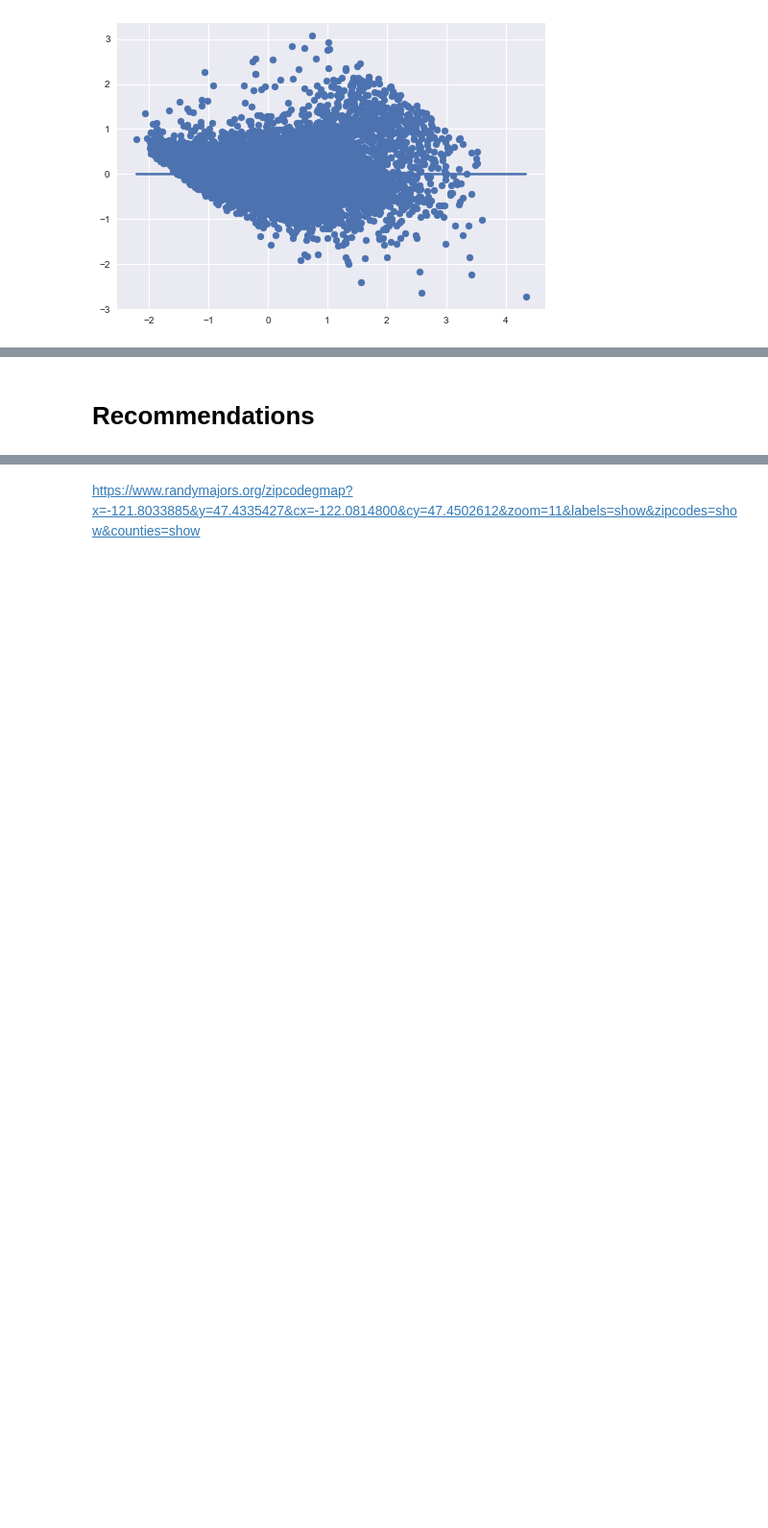
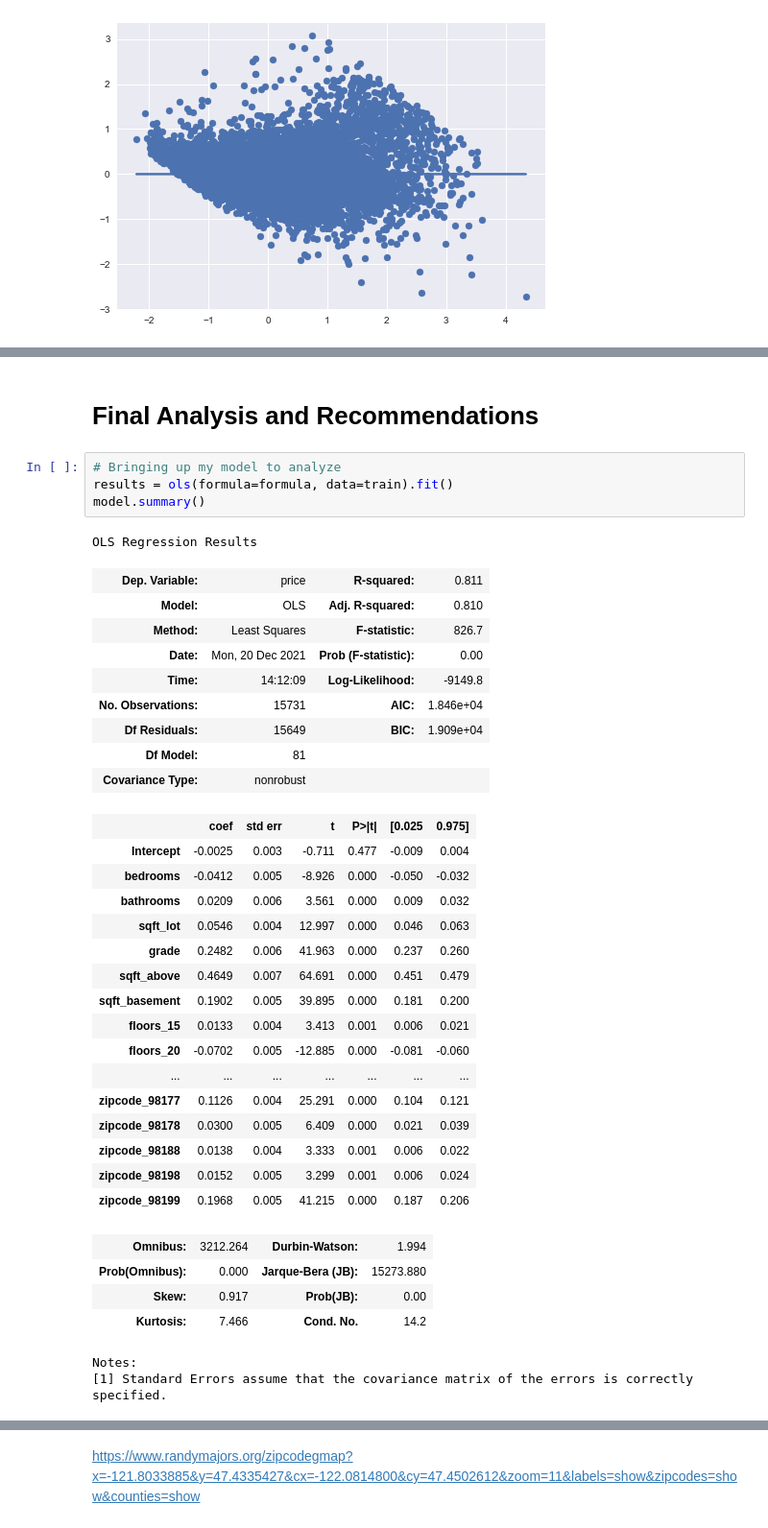
Before and after one commit to jxn628/dsc-home-price-analysis, a Jupyter notebook: student.ipynb, the cells around one changed output, grey strips where cells are left out. Shown at 96% size. Saved outputs shown, nothing was run; the diff lists cells and outputs as text; blank space fills up the shorter version.

```diff
--- a/student.ipynb
+++ b/student.ipynb
@@ -1119,2 +1085,39 @@ list(zip(x_cols, vif))
 # %% [markdown]
-# Recommendations
+# Final Analysis and Recommendations
+# %%
+# Bringing up my model to analyze
+results = ols(formula=formula, data=train).fit()
+model.summary()
+# %% [output]
+OLS Regression Results
+| Dep. Variable: | price | R-squared: | 0.811 |
+| Model: | OLS | Adj. R-squared: | 0.810 |
+| Method: | Least Squares | F-statistic: | 826.7 |
+| Date: | Mon, 20 Dec 2021 | Prob (F-statistic): | 0.00 |
+| Time: | 14:12:09 | Log-Likelihood: | -9149.8 |
+| No. Observations: | 15731 | AIC: | 1.846e+04 |
+| Df Residuals: | 15649 | BIC: | 1.909e+04 |
+| Df Model: | 81 |  |  |
+| Covariance Type: | nonrobust |  |  |
+|  | coef | std err | t | P>|t| | [0.025 | 0.975] |
+| Intercept | -0.0025 | 0.003 | -0.711 | 0.477 | -0.009 | 0.004 |
+| bedrooms | -0.0412 | 0.005 | -8.926 | 0.000 | -0.050 | -0.032 |
+| bathrooms | 0.0209 | 0.006 | 3.561 | 0.000 | 0.009 | 0.032 |
+| sqft_lot | 0.0546 | 0.004 | 12.997 | 0.000 | 0.046 | 0.063 |
+| grade | 0.2482 | 0.006 | 41.963 | 0.000 | 0.237 | 0.260 |
+| sqft_above | 0.4649 | 0.007 | 64.691 | 0.000 | 0.451 | 0.479 |
+| sqft_basement | 0.1902 | 0.005 | 39.895 | 0.000 | 0.181 | 0.200 |
+| floors_15 | 0.0133 | 0.004 | 3.413 | 0.001 | 0.006 | 0.021 |
+| floors_20 | -0.0702 | 0.005 | -12.885 | 0.000 | -0.081 | -0.060 |
+| ... | ... | ... | ... | ... | ... | ... |
+| zipcode_98177 | 0.1126 | 0.004 | 25.291 | 0.000 | 0.104 | 0.121 |
+| zipcode_98178 | 0.0300 | 0.005 | 6.409 | 0.000 | 0.021 | 0.039 |
+| zipcode_98188 | 0.0138 | 0.004 | 3.333 | 0.001 | 0.006 | 0.022 |
+| zipcode_98198 | 0.0152 | 0.005 | 3.299 | 0.001 | 0.006 | 0.024 |
+| zipcode_98199 | 0.1968 | 0.005 | 41.215 | 0.000 | 0.187 | 0.206 |
+| Omnibus: | 3212.264 | Durbin-Watson: | 1.994 |
+| Prob(Omnibus): | 0.000 | Jarque-Bera (JB): | 15273.880 |
+| Skew: | 0.917 | Prob(JB): | 0.00 |
+| Kurtosis: | 7.466 | Cond. No. | 14.2 |
+Notes:
+[1] Standard Errors assume that the covariance matrix of the errors is correctly specified.
```
Also changed, not shown: parts of 69 cells of this notebook.
